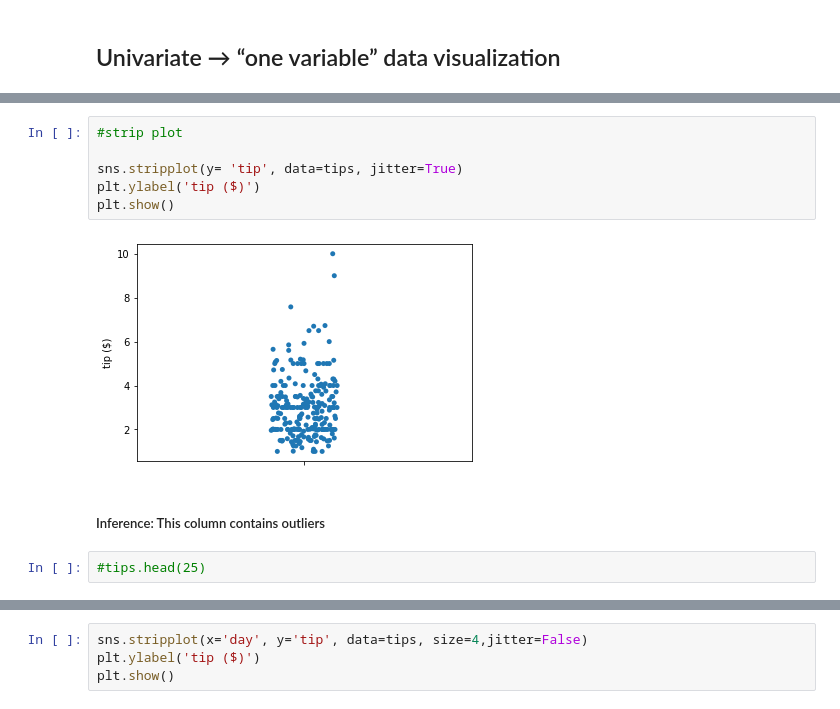
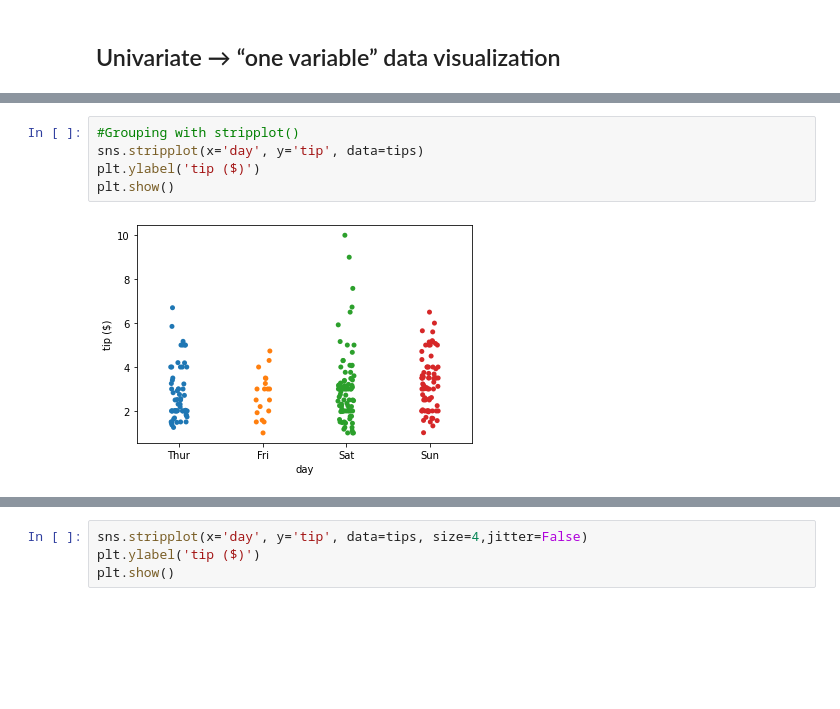
Before and after one commit to rajeshkumarsethi/DataScience_Python_Practices, a Jupyter notebook: 3.Seaborn_Visualization/Visualization_mat_seaborn_Latest.ipynb, the cells around one changed output, grey strips where cells are left out. Saved outputs shown, nothing was run; the diff lists cells and outputs as text; blank space fills up the shorter version.

```diff
--- a/3.Seaborn_Visualization/Visualization_mat_seaborn_Latest.ipynb
+++ b/3.Seaborn_Visualization/Visualization_mat_seaborn_Latest.ipynb
@@ -255,12 +218,7 @@ pd.crosstab(tips['smoker'],tips['sex'])
 # %%
-#strip plot
-
-sns.stripplot(y= 'tip', data=tips, jitter=True)
+#Grouping with stripplot()
+sns.stripplot(x='day', y='tip', data=tips)
 plt.ylabel('tip ($)')
 plt.show()
 # %% [output]
-[figure, old version]
+[figure, new version]
-# %% [markdown]
-##### Inference: This column contains outliers
-# %%
-#tips.head(25)
```
Also changed, not shown: parts of 76 cells of this notebook.
